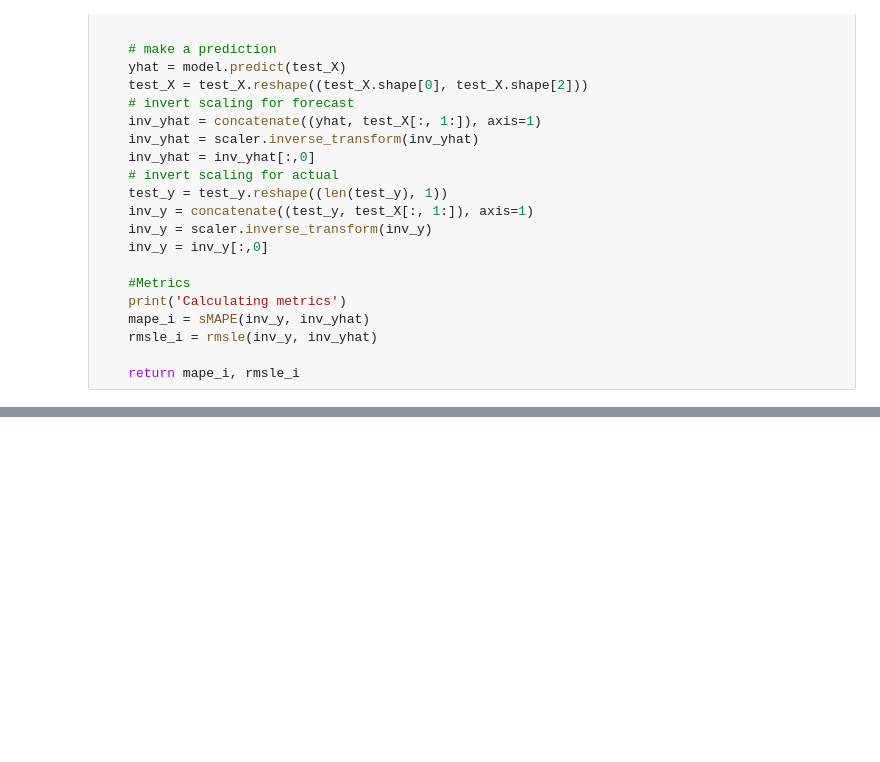
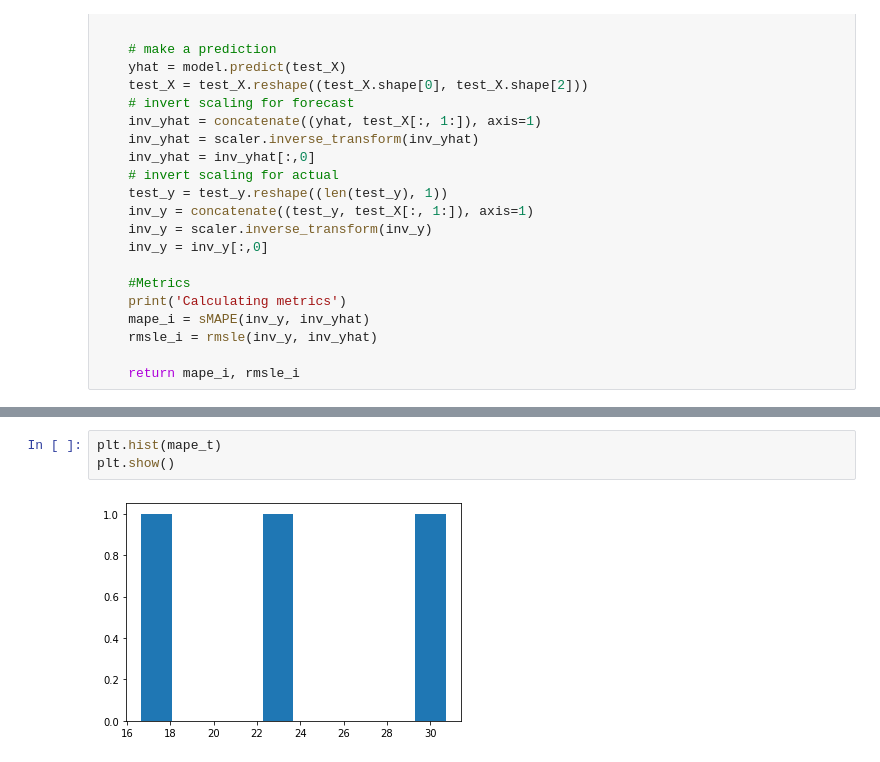
Before and after one commit to belenalberti/Smart_Meters_Demand_Forecasting, a Jupyter notebook: code_datasets/4_lstm/lstm multivariate LOOP.ipynb, the cells around one changed output, grey strips where cells are left out. Drawn from its saved outputs; the diff is of its cells as text; blank space fills up the shorter version.

```diff
--- a/code_datasets/4_lstm/lstm multivariate LOOP.ipynb
+++ b/code_datasets/4_lstm/lstm multivariate LOOP.ipynb
@@ -137,0 +259,5 @@ print(mape_t)
+# %%
+plt.hist(mape_t)
+plt.show()
+# %% [output]
+[figure, added]
```
Also changed, not shown: parts of 8 cells of this notebook, 1 other file.
